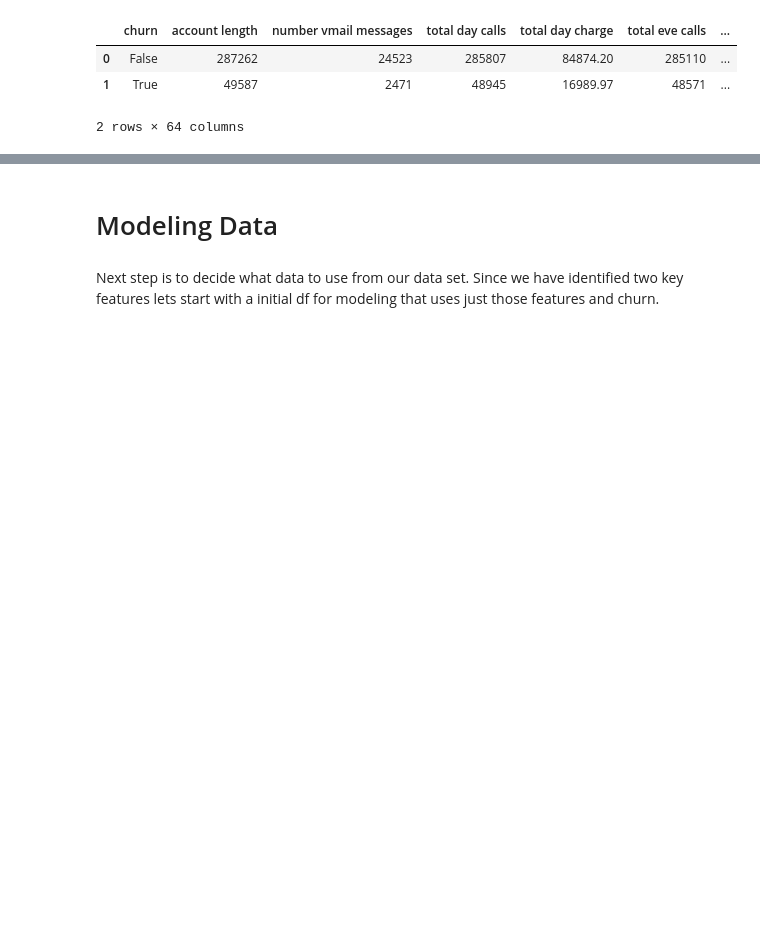
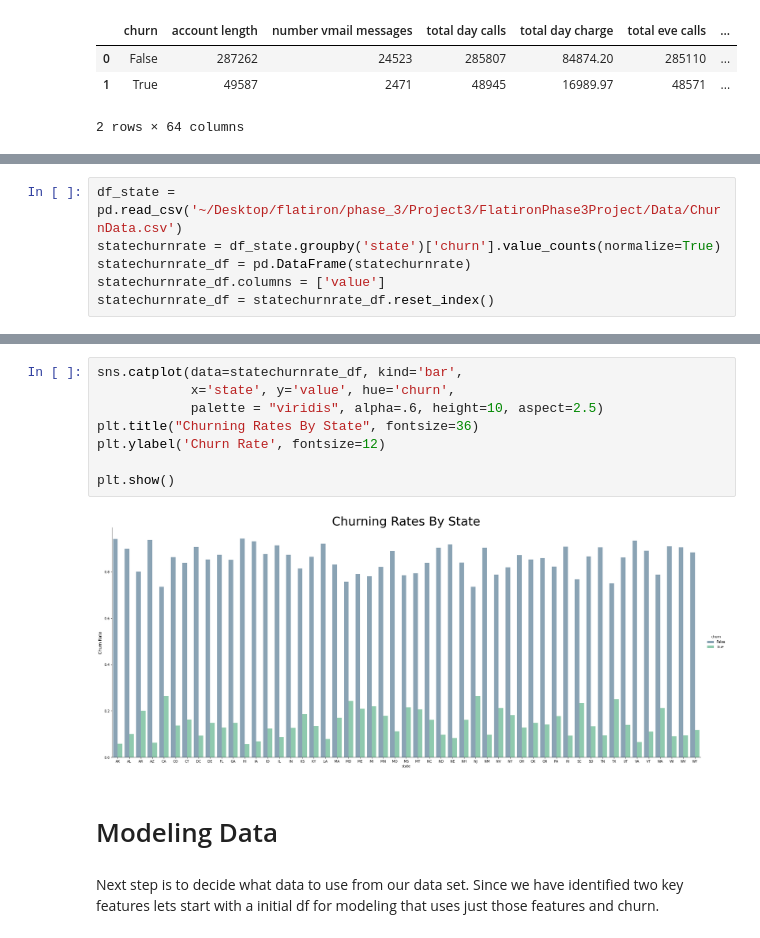
Before and after one commit to pburtonak/FlatironPhase3Project, a Jupyter notebook: PeterNotebook.ipynb, the cells around one changed output, grey strips where cells are left out. Cells and saved outputs as stored; diff of their text form; blank space fills up the shorter version.

```diff
--- a/PeterNotebook.ipynb
+++ b/PeterNotebook.ipynb
@@ -377,0 +414,6 @@ fig = data1.plot.bar(xlabel='Range of "total charge"', ylabel='Sum of "churn" in
+# %%
+df_state = pd.read_csv('~/Desktop/flatiron/phase_3/Project3/FlatironPhase3Project/Data/ChurnData.csv')
+statechurnrate = df_state.groupby('state')['churn'].value_counts(normalize=True)
+statechurnrate_df = pd.DataFrame(statechurnrate)
+statechurnrate_df.columns = ['value']
+statechurnrate_df = statechurnrate_df.reset_index()
@@ -378,3 +440,13 @@ fig = data1.plot.bar(xlabel='Range of "total charge"', ylabel='Sum of "churn" in
+# %%
+sns.catplot(data=statechurnrate_df, kind='bar',
+            x='state', y='value', hue='churn',
+            palette = "viridis", alpha=.6, height=10, aspect=2.5)
+plt.title("Churning Rates By State", fontsize=36)
+plt.ylabel('Churn Rate', fontsize=12)
+
+plt.show()
+# %% [output]
+[figure, added]
 # %% [markdown]
 # Modeling Data
 # %% [markdown]
```
Also changed, not shown: parts of 49 cells of this notebook.
